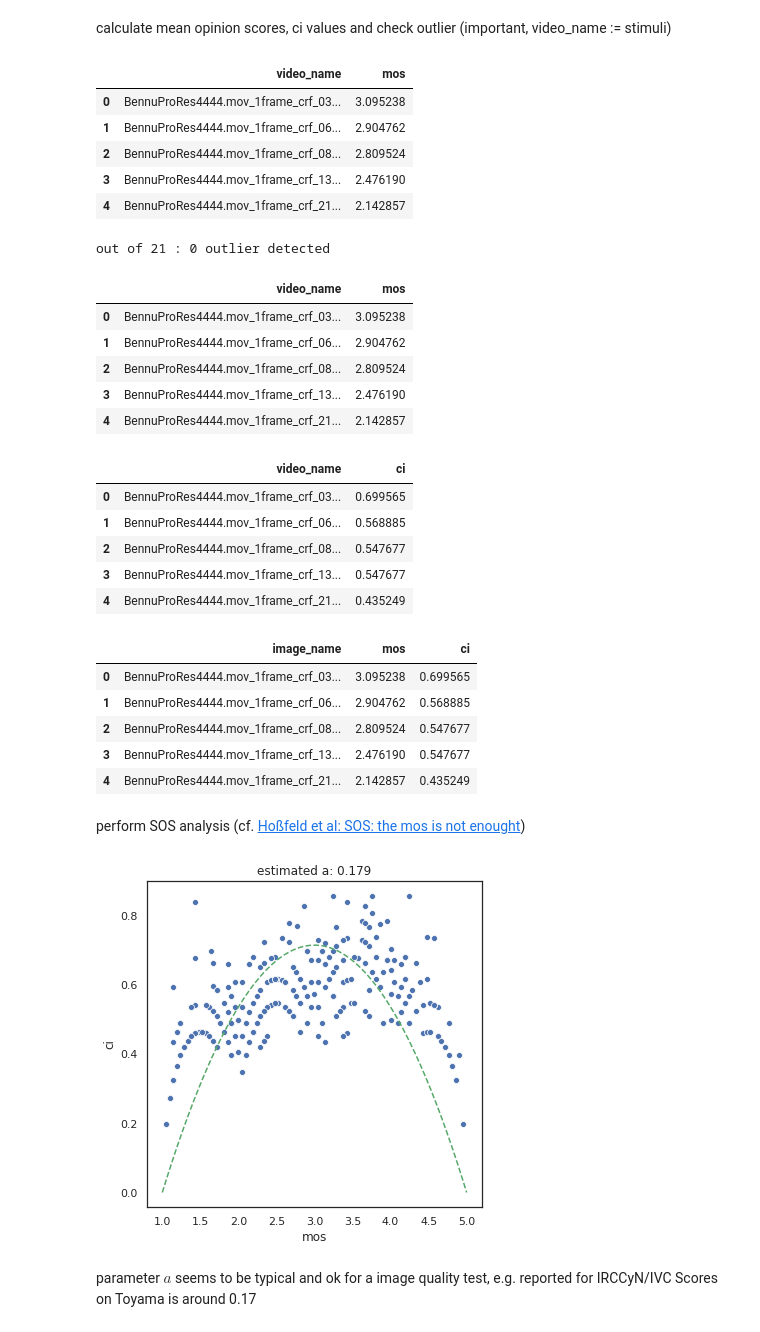
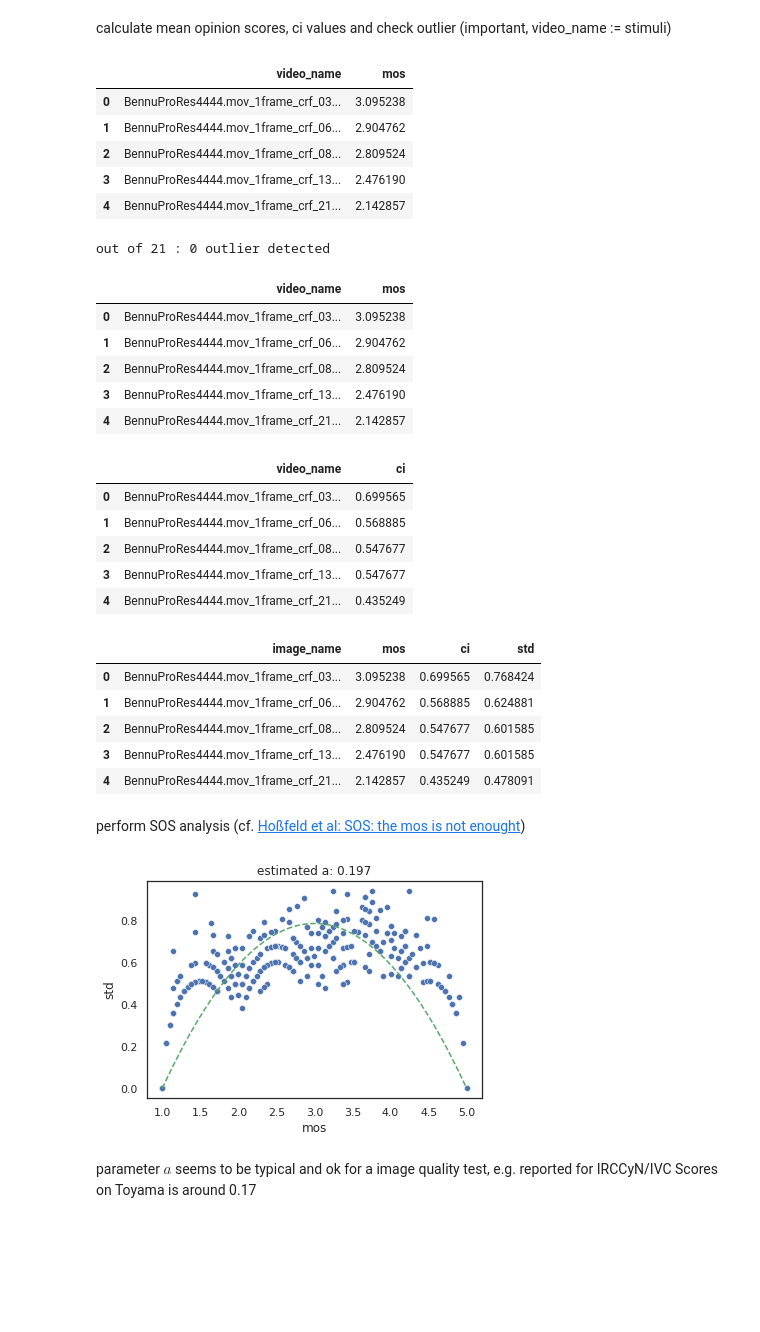
Before and after one commit to Telecommunication-Telemedia-Assessment/image_quality_test, a Jupyter notebook: test_1/analyze_ratings.ipynb, the cells around one changed output. Saved outputs shown, nothing was run; the diff lists cells and outputs as text; code cells hidden in the pictures; blank space fills up the shorter version.

```diff
--- a/test_1/analyze_ratings.ipynb
+++ b/test_1/analyze_ratings.ipynb
@@ -79,7 +79,16 @@ ci = ci.rename(columns={0: "ci"})
 
 d(ci.head())
 
+def calc_std(x):
+    x = x["rating"]
+    return x.std()
+
+std = d_wo[["video_name", "rating"]].groupby(by="video_name").apply(calc_std).reset_index()
+std = std.rename(columns={0: "std"})
+
+
 mos_ci_per_videoname = pd.merge(mos_per_videoname, ci, left_on="video_name", right_on="video_name")
+mos_ci_per_videoname = pd.merge(mos_ci_per_videoname, std, left_on="video_name", right_on="video_name")
 mos_ci_per_videoname = mos_ci_per_videoname.rename(columns={"video_name": "image_name"})
 d(mos_ci_per_videoname.head())
 mos_ci_per_videoname.to_csv("mos_ci.csv", index=False)
@@ -103,45 +112,45 @@ out of 21 : 0 outlier detected
 | 2 | BennuProRes4444.mov_1frame_crf_08... | 0.547677 |
 | 3 | BennuProRes4444.mov_1frame_crf_13... | 0.547677 |
 | 4 | BennuProRes4444.mov_1frame_crf_21... | 0.435249 |
-|  | image_name | mos | ci |
-| 0 | BennuProRes4444.mov_1frame_crf_03... | 3.095238 | 0.699565 |
-| 1 | BennuProRes4444.mov_1frame_crf_06... | 2.904762 | 0.568885 |
-| 2 | BennuProRes4444.mov_1frame_crf_08... | 2.809524 | 0.547677 |
-| 3 | BennuProRes4444.mov_1frame_crf_13... | 2.476190 | 0.547677 |
-| 4 | BennuProRes4444.mov_1frame_crf_21... | 2.142857 | 0.435249 |
+|  | image_name | mos | ci | std |
+| 0 | BennuProRes4444.mov_1frame_crf_03... | 3.095238 | 0.699565 | 0.768424 |
+| 1 | BennuProRes4444.mov_1frame_crf_06... | 2.904762 | 0.568885 | 0.624881 |
+| 2 | BennuProRes4444.mov_1frame_crf_08... | 2.809524 | 0.547677 | 0.601585 |
+| 3 | BennuProRes4444.mov_1frame_crf_13... | 2.476190 | 0.547677 | 0.601585 |
+| 4 | BennuProRes4444.mov_1frame_crf_21... | 2.142857 | 0.435249 | 0.478091 |
 # %% [markdown]
 perform SOS analysis (cf. [Hoßfeld et al: SOS: the mos is not enought](http://www.comnet.informatik.uni-wuerzburg.de/team/mitarbeiter/hossfeld/?tx_extbibsonomycsl_publicationlist%5BuserName%5D=uniwue_info3&tx_extbibsonomycsl_publicationlist%5BintraHash%5D=8151bc466638649fbec7ba55d8c97124&tx_extbibsonomycsl_publicationlist%5BfileName%5D=conf_422.pdf&tx_extbibsonomycsl_publicationlist%5Bcontroller%5D=Document&cHash=b602784dc7befe57424e55d7c5602199))
 # %%
 import seaborn as sns
 
-sns.set(rc={'figure.figsize':(6,6)})
+sns.set(rc={'figure.figsize':(6,4)})
 sns.set_style("white")
 # draw a SOS plot
 # read: http://materials.dagstuhl.de/files/15/15022/15022.TobiasHo%C3%9Ffeld1.Preprint.pdf
 # for a more detailed description of SOS plots
 
-ax = sns.scatterplot(x="mos", y="ci", data=mos_ci_per_videoname)
+ax = sns.scatterplot(x="mos", y="std", data=mos_ci_per_videoname)
 
 #, with the y=(x-1)*(x-5)* a interpolated function
 
 x_data = mos_ci_per_videoname["mos"].values
-y_data = mos_ci_per_videoname["ci"].replace(np.NaN, 0).values
+y_data = mos_ci_per_videoname["std"].replace(np.NaN, 0).values
 
 from scipy.optimize import curve_fit
 
 def fitting_function(x, a):
     return (x - 1) * (x - 5) * (-a)
 
 popt, pcov = curve_fit(fitting_function, x_data, y_data)
 
 
 x = np.linspace(1, 5, 100)
 ax.plot(x, fitting_function(x, *popt), 'g--')
 ax.set_title(f"estimated a: {popt[0].round(3)}")
 
 plot(ax, "sos")
 # %% [output]
-[figure, old version]
+[figure, new version]
 # %% [markdown]
 parameter $a$ seems to be typical and ok for a image quality test, e.g. reported for IRCCyN/IVC Scores on
 Toyama is around 0.17
```
Also changed, not shown: parts of 1 cell of this notebook, 3 other files.
